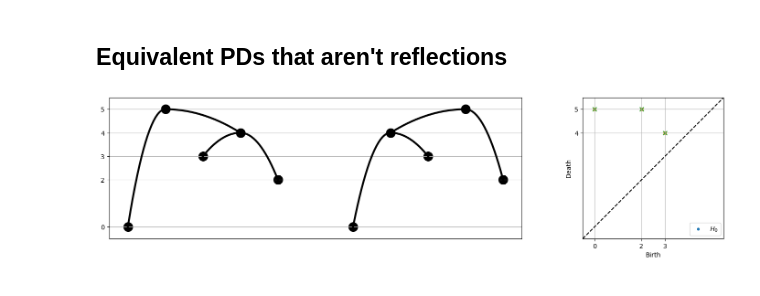
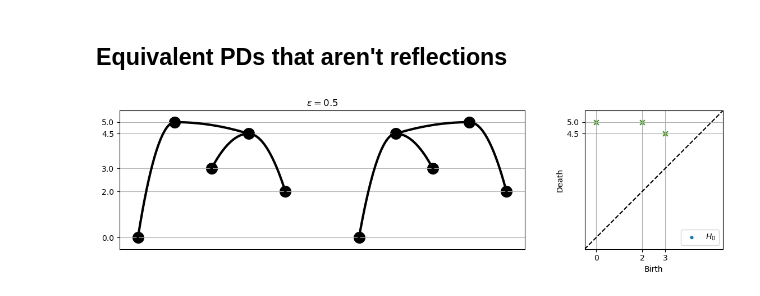
Before and after one commit to UrsinusREU2022MergeTrees/MergeTrees, a Jupyter notebook: notebooks/MergeTreeBasics.ipynb, the cells around one changed output. Drawn from its saved outputs; the diff is of its cells as text; code cells hidden in the pictures.

```diff
--- a/notebooks/MergeTreeBasics.ipynb
+++ b/notebooks/MergeTreeBasics.ipynb
@@ -35,34 +37,37 @@ print(MT.get_weight_sequence())
 ## Equivalent PDs that aren't reflections
 # %%
 from persim import plot_diagrams
-x1 = [5, 0, 5, 3, 4, 2]
-x2 = [5, 0, 4, 3, 5, 2]
+eps = 0.5
+x1 = [5, 0, 5, 3, 5-eps, 2]
+x2 = [5, 0, 5-eps, 3, 5, 2]
 
 MT1 = MergeTree()
 I1 = MT1.init_from_timeseries(x1)
 MT2 = MergeTree()
 I2 = MT2.init_from_timeseries(x2)
 
-plt.figure(figsize=(18, 4))
+fac = 0.8
+plt.figure(figsize=(fac*18, fac*4))
 yvals = np.sort(np.unique(x1))
 dy = yvals[-1] - yvals[0]
 
 plt.subplot2grid((1, 3), (0, 0), colspan=2)
 MT1.plot(True)
 MT2.plot(True, params={'offset':np.array([6, 0])})
 plt.gca().set_yticks(yvals)
 plt.ylim(yvals[0]-0.1*dy, yvals[-1]+0.1*dy)
 plt.gca().set_xticks([])
 plt.grid()
+plt.title("$\\epsilon = {}$".format(eps))
 
 plt.subplot(133)
 plot_diagrams(I1)
 plt.scatter(I2[:, 0], I2[:, 1], 20)
 plt.scatter(I2[:, 0], I2[:, 1], 40, marker='x')
 plt.gca().set_yticks(np.unique(I1[:, 1]))
 plt.ylim(yvals[0]-0.1*dy, yvals[-1]+0.1*dy)
 plt.gca().set_xticks(np.unique(I1[:, 0]))
 plt.xlim(yvals[0]-0.1*dy, yvals[-1]+0.1*dy)
 plt.grid()
 # %% [output]
-[figure, old version]
+[figure, new version]
```
Also changed, not shown: parts of 5 cells of this notebook, 1 other file.
